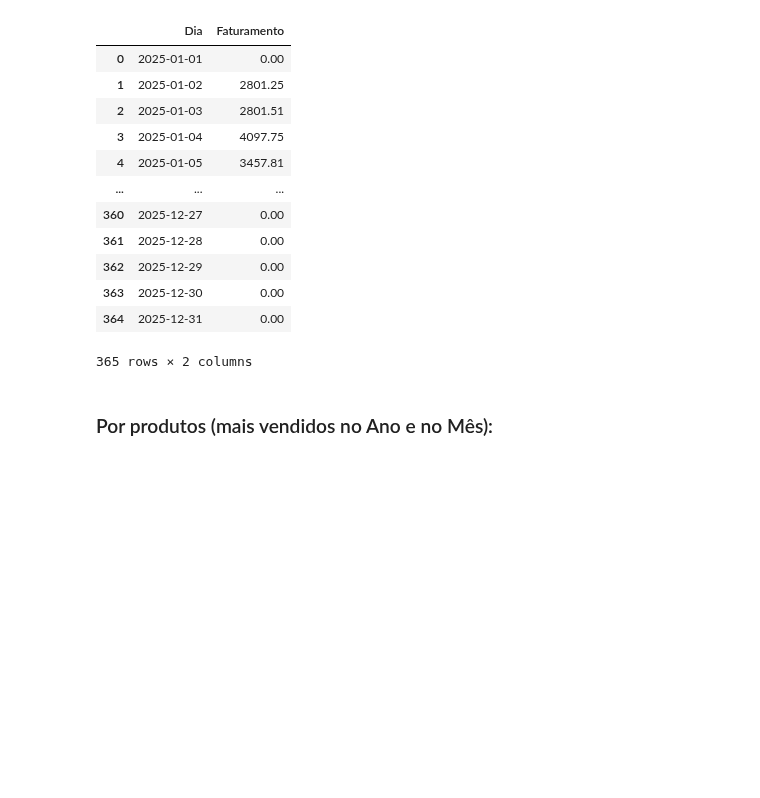
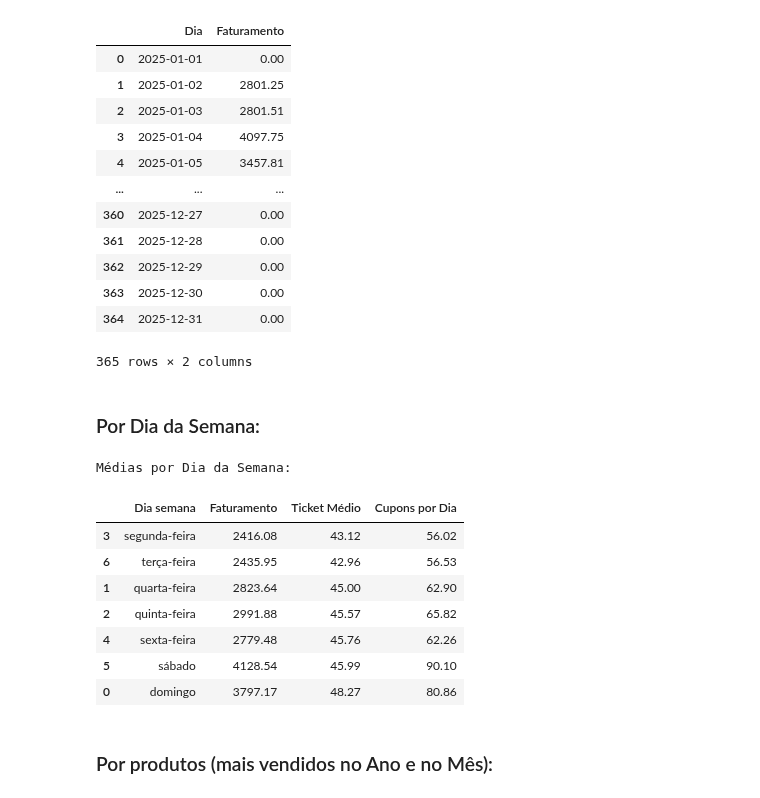
Before and after one commit to alexpereira82log-ui/scada_cafe, a Jupyter notebook: piloto_scada_cafe.ipynb, the cells around one changed output. Drawn from its saved outputs; the diff is of its cells as text; code cells hidden in the pictures; blank space fills up the shorter version.

```diff
--- a/piloto_scada_cafe.ipynb
+++ b/piloto_scada_cafe.ipynb
@@ -147,6 +147,32 @@ display(faturamento_por_dia)
 | 363 | 2025-12-30 | 0.00 |
 | 364 | 2025-12-31 | 0.00 |
 365 rows × 2 columns
+# %% [markdown]
+### Por Dia da Semana:
+# %%
+faturamento_dia_semana = faturamento_df.groupby("Dia semana")[["Faturamento", "Ticket Médio", "Cupons por Dia"]].mean().round(2).reset_index()
+ordem_dias_semana = ["segunda-feira", "terça-feira", "quarta-feira", "quinta-feira", "sexta-feira", "sábado", "domingo"]
+
+# Ordenar os meses de forma correta (crescente):
+faturamento_dia_semana["Dia semana"] = pd.Categorical(
+    faturamento_dia_semana["Dia semana"],
+    categories=ordem_dias_semana,
+    ordered=True
+)
+faturamento_dia_semana = faturamento_dia_semana.sort_values("Dia semana")
+
+print("Médias por Dia da Semana:")
+display(faturamento_dia_semana)
+# %% [output]
+Médias por Dia da Semana:
+|  | Dia semana | Faturamento | Ticket Médio | Cupons por Dia |
+| 3 | segunda-feira | 2416.08 | 43.12 | 56.02 |
+| 6 | terça-feira | 2435.95 | 42.96 | 56.53 |
+| 1 | quarta-feira | 2823.64 | 45.00 | 62.90 |
+| 2 | quinta-feira | 2991.88 | 45.57 | 65.82 |
+| 4 | sexta-feira | 2779.48 | 45.76 | 62.26 |
+| 5 | sábado | 4128.54 | 45.99 | 90.10 |
+| 0 | domingo | 3797.17 | 48.27 | 80.86 |
 # %% [markdown]
 ### Por produtos (mais vendidos no Ano e no Mês):
 # %%
```
